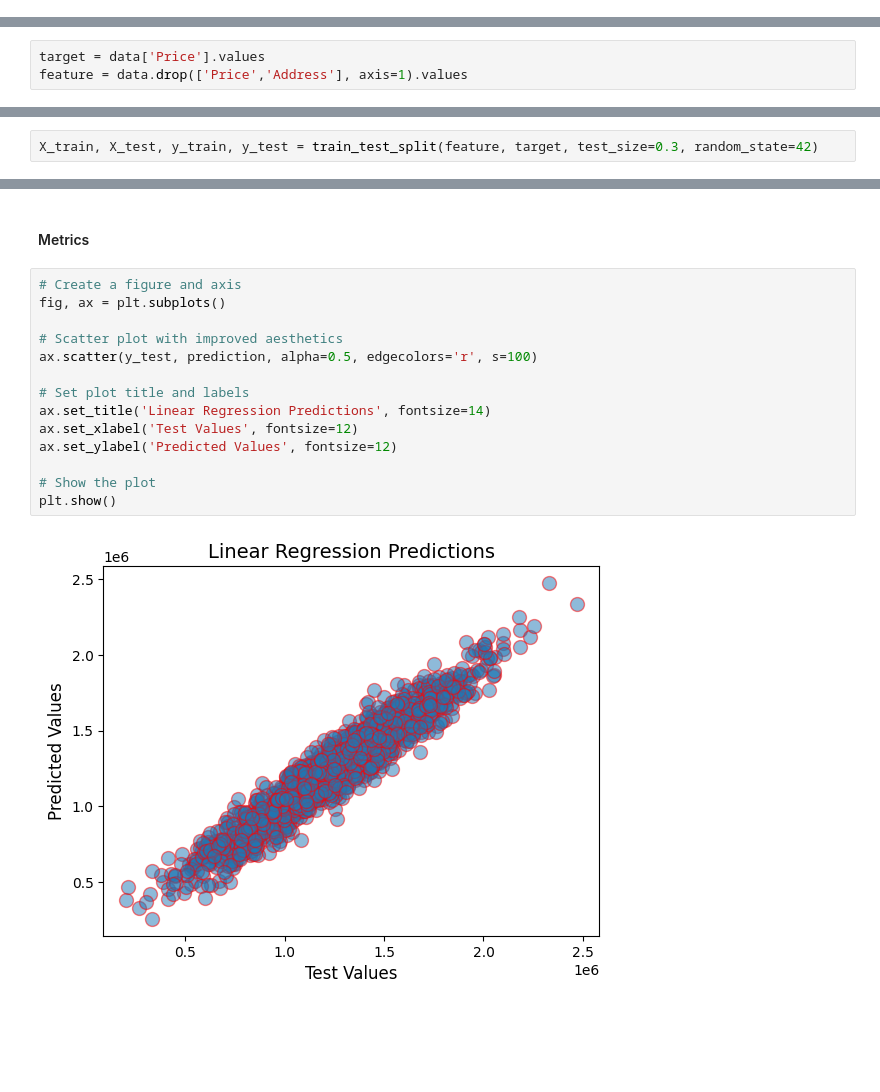
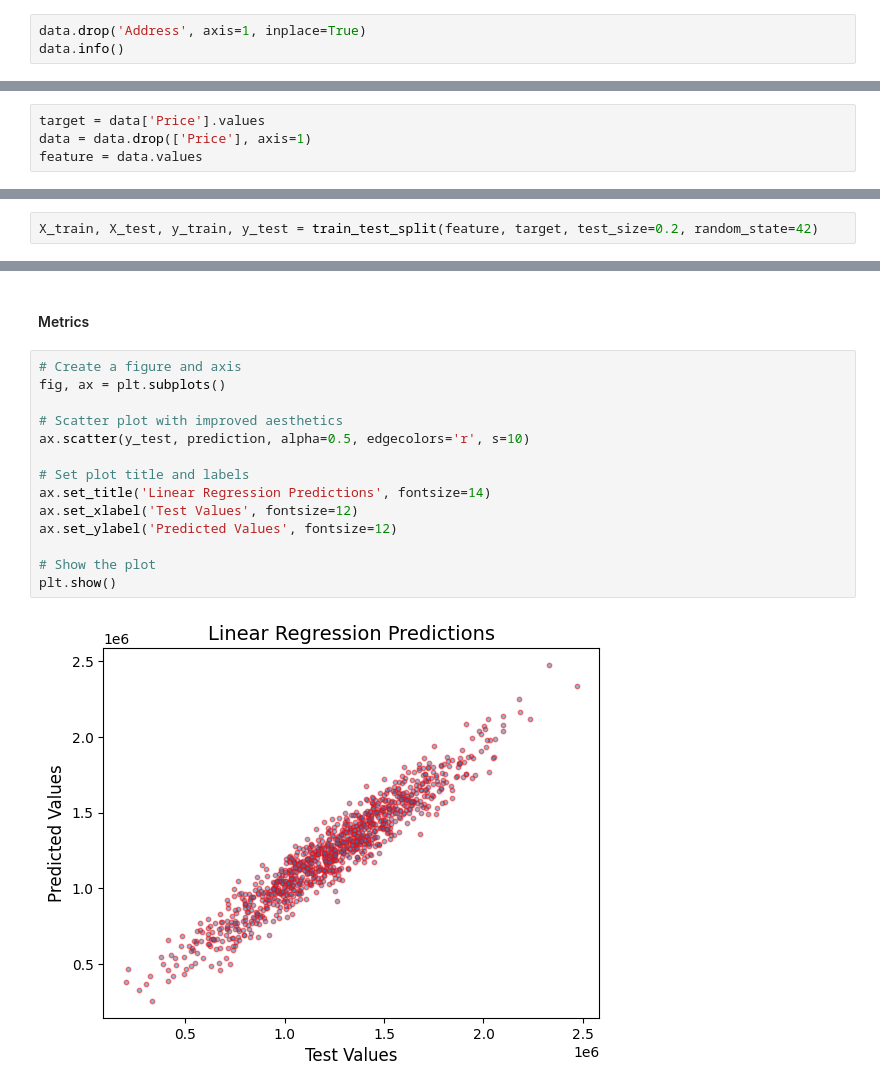
Before and after one commit to dilne/ML-Fundamentals, a Jupyter notebook: Linear Regression - USA Housing.ipynb, the cells around one changed output, grey strips where cells are left out. Drawn from its saved outputs; the diff is of its cells as text; blank space fills up the shorter version.

```diff
--- a/Linear Regression - USA Housing.ipynb
+++ b/Linear Regression - USA Housing.ipynb
@@ -39,3 +48,6 @@ Data columns (total 7 columns):
  6   Address                       5000 non-null   object
 dtypes: float64(6), object(1)
 memory usage: 273.6+ KB
+# %%
+data.drop('Address', axis=1, inplace=True)
+data.info()
@@ -48,11 +130,12 @@ sns.displot(data['Price'])
 #### Remove features
 # %%
 target = data['Price'].values
-feature = data.drop(['Price','Address'], axis=1).values
+data = data.drop(['Price'], axis=1)
+feature = data.values
 # %% [markdown]
 #### Split data
 # %%
-X_train, X_test, y_train, y_test = train_test_split(feature, target, test_size=0.3, random_state=42)
+X_train, X_test, y_train, y_test = train_test_split(feature, target, test_size=0.2, random_state=42)
 # %% [markdown]
 #### Train model
 # %%
@@ -67,19 +150,19 @@ prediction = model.predict(X_test)
 # %%
 # Create a figure and axis
 fig, ax = plt.subplots()
 
 # Scatter plot with improved aesthetics
-ax.scatter(y_test, prediction, alpha=0.5, edgecolors='r', s=100)
+ax.scatter(y_test, prediction, alpha=0.5, edgecolors='r', s=10)
 
 # Set plot title and labels
 ax.set_title('Linear Regression Predictions', fontsize=14)
 ax.set_xlabel('Test Values', fontsize=12)
 ax.set_ylabel('Predicted Values', fontsize=12)
 
 # Show the plot
 plt.show()
 # %% [output]
-[figure, old version]
+[figure, new version]
 # %%
 from sklearn.metrics import mean_absolute_error
 from sklearn.metrics import mean_squared_error
```
Also changed, not shown: parts of 15 cells of this notebook.
